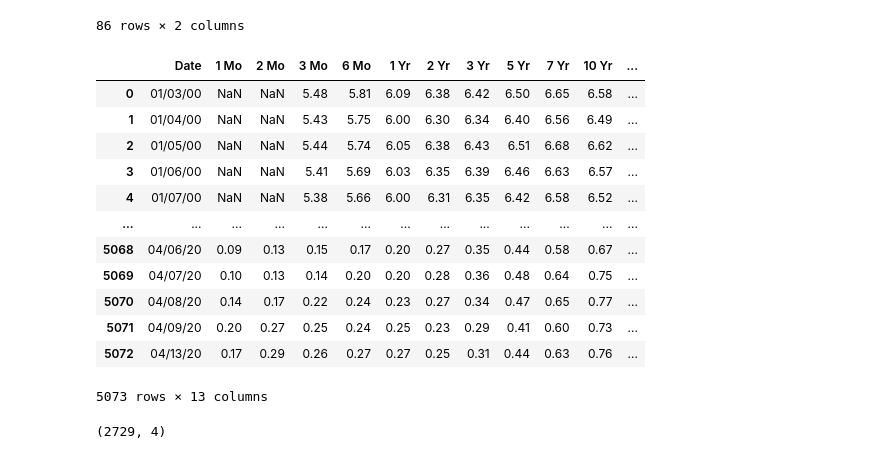
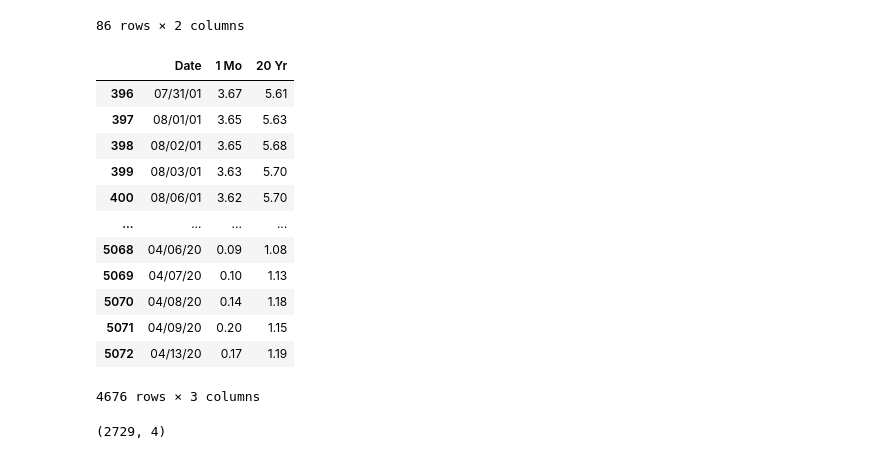
Before and after one commit to fjevtic46/cmse202-project, a Jupyter notebook: Project.ipynb, the cells around one changed output. Cells and saved outputs as stored; diff of their text form; code cells hidden in the pictures.

```diff
--- a/Project.ipynb
+++ b/Project.ipynb
@@ -75,19 +99,20 @@ year_gdp
 # %%
 import numpy as np
 yield_curve = pd.read_csv('yeild_curve_data - Sheet1 (1).csv')
 
-yield_curve
+yield_curve = yield_curve.drop(["2 Mo","3 Mo","6 Mo","1 Yr","2 Yr","3 Yr","5 Yr","7 Yr","10 Yr","30 Yr"],axis = 1)
+yield_curve = yield_curve.dropna()
 # %% [output]
-|  | Date | 1 Mo | 2 Mo | 3 Mo | 6 Mo | 1 Yr | 2 Yr | 3 Yr | 5 Yr | 7 Yr | 10 Yr | ... |
-| 0 | 01/03/00 | NaN | NaN | 5.48 | 5.81 | 6.09 | 6.38 | 6.42 | 6.50 | 6.65 | 6.58 | ... |
-| 1 | 01/04/00 | NaN | NaN | 5.43 | 5.75 | 6.00 | 6.30 | 6.34 | 6.40 | 6.56 | 6.49 | ... |
-| 2 | 01/05/00 | NaN | NaN | 5.44 | 5.74 | 6.05 | 6.38 | 6.43 | 6.51 | 6.68 | 6.62 | ... |
-| 3 | 01/06/00 | NaN | NaN | 5.41 | 5.69 | 6.03 | 6.35 | 6.39 | 6.46 | 6.63 | 6.57 | ... |
-| 4 | 01/07/00 | NaN | NaN | 5.38 | 5.66 | 6.00 | 6.31 | 6.35 | 6.42 | 6.58 | 6.52 | ... |
-| ... | ... | ... | ... | ... | ... | ... | ... | ... | ... | ... | ... | ... |
-| 5068 | 04/06/20 | 0.09 | 0.13 | 0.15 | 0.17 | 0.20 | 0.27 | 0.35 | 0.44 | 0.58 | 0.67 | ... |
-| 5069 | 04/07/20 | 0.10 | 0.13 | 0.14 | 0.20 | 0.20 | 0.28 | 0.36 | 0.48 | 0.64 | 0.75 | ... |
-| 5070 | 04/08/20 | 0.14 | 0.17 | 0.22 | 0.24 | 0.23 | 0.27 | 0.34 | 0.47 | 0.65 | 0.77 | ... |
-| 5071 | 04/09/20 | 0.20 | 0.27 | 0.25 | 0.24 | 0.25 | 0.23 | 0.29 | 0.41 | 0.60 | 0.73 | ... |
-| 5072 | 04/13/20 | 0.17 | 0.29 | 0.26 | 0.27 | 0.27 | 0.25 | 0.31 | 0.44 | 0.63 | 0.76 | ... |
+|  | Date | 1 Mo | 20 Yr |
+| 396 | 07/31/01 | 3.67 | 5.61 |
+| 397 | 08/01/01 | 3.65 | 5.63 |
+| 398 | 08/02/01 | 3.65 | 5.68 |
+| 399 | 08/03/01 | 3.63 | 5.70 |
+| 400 | 08/06/01 | 3.62 | 5.70 |
+| ... | ... | ... | ... |
+| 5068 | 04/06/20 | 0.09 | 1.08 |
+| 5069 | 04/07/20 | 0.10 | 1.13 |
+| 5070 | 04/08/20 | 0.14 | 1.18 |
+| 5071 | 04/09/20 | 0.20 | 1.15 |
+| 5072 | 04/13/20 | 0.17 | 1.19 |
-5073 rows × 13 columns
+4676 rows × 3 columns
```
Also changed, not shown: parts of 26 cells of this notebook.
